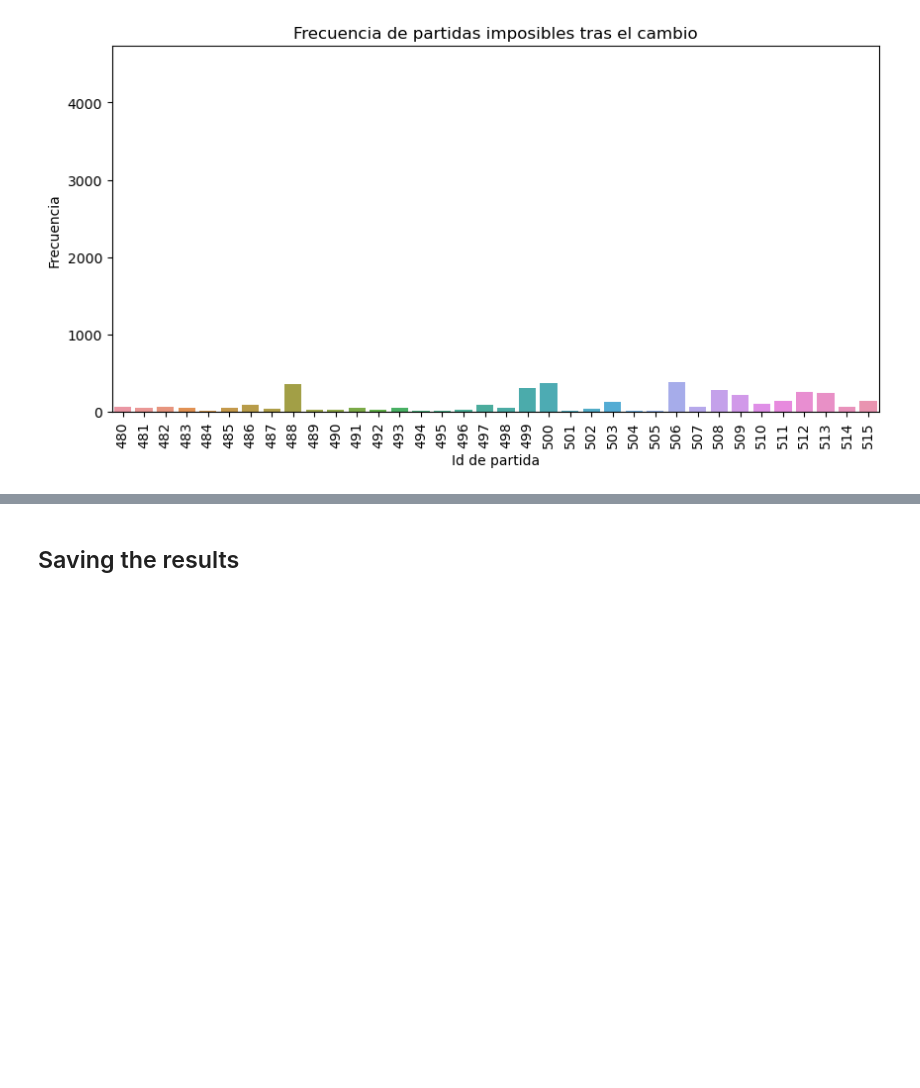
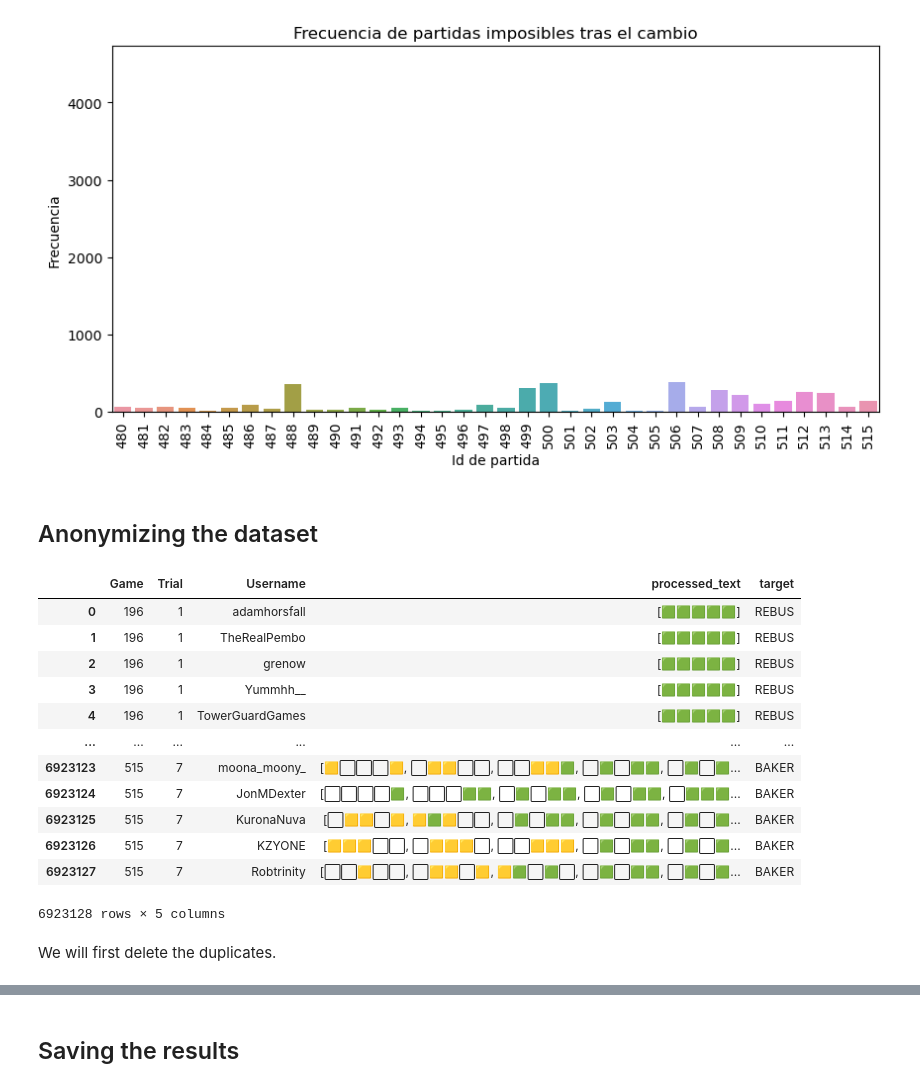
Before and after one commit to OscarCal/ImitatingWordlePlayers, a Jupyter notebook: analisis/Tweet processing.ipynb, the cells around one changed output, grey strips where cells are left out. Saved outputs shown, nothing was run; the diff lists cells and outputs as text; code cells hidden in the pictures; blank space fills up the shorter version.

```diff
--- a/analisis/Tweet processing.ipynb
+++ b/analisis/Tweet processing.ipynb
@@ -487,3 +488,27 @@ word_plot2.figure.set_figwidth(10);
 # %%
 fig = word_plot2.get_figure()
 fig.savefig('impossible_games2.png')
+# %% [markdown]
+## Anonymizing the dataset
+# %%
+data = pd.read_feather('data_proc_ver_2.feather')
+# %%
+data = data.drop(['index', 'level_0'], axis = 1)
+# %%
+data
+# %% [output]
+|  | Game | Trial | Username | processed_text | target |
+| 0 | 196 | 1 | adamhorsfall | [🟩🟩🟩🟩🟩] | REBUS |
+| 1 | 196 | 1 | TheRealPembo | [🟩🟩🟩🟩🟩] | REBUS |
+| 2 | 196 | 1 | grenow | [🟩🟩🟩🟩🟩] | REBUS |
+| 3 | 196 | 1 | Yummhh__ | [🟩🟩🟩🟩🟩] | REBUS |
+| 4 | 196 | 1 | TowerGuardGames | [🟩🟩🟩🟩🟩] | REBUS |
+| ... | ... | ... | ... | ... | ... |
+| 6923123 | 515 | 7 | moona_moony_ | [🟨⬜⬜⬜🟨, ⬜🟨🟨⬜⬜, ⬜⬜🟨🟨🟩, ⬜🟩⬜🟩🟩, ⬜🟩⬜🟩... | BAKER |
+| 6923124 | 515 | 7 | JonMDexter | [⬜⬜⬜⬜🟩, ⬜⬜⬜🟩🟩, ⬜🟩⬜🟩🟩, ⬜🟩⬜🟩🟩, ⬜🟩🟩🟩... | BAKER |
+| 6923125 | 515 | 7 | KuronaNuva | [⬜🟨🟨⬜🟨, 🟨🟩🟨⬜⬜, ⬜🟩⬜🟩🟩, ⬜🟩⬜🟩🟩, ⬜🟩⬜🟩... | BAKER |
+| 6923126 | 515 | 7 | KZYONE | [🟨🟨🟨⬜⬜, ⬜🟨🟨🟨⬜, ⬜⬜🟨🟨🟨, ⬜🟩⬜🟩🟩, ⬜🟩⬜🟩... | BAKER |
+| 6923127 | 515 | 7 | Robtrinity | [⬜⬜🟨⬜⬜, ⬜🟨🟨⬜🟨, 🟨🟩⬜🟩⬜, ⬜🟩⬜🟩🟩, ⬜🟩⬜🟩... | BAKER |
+6923128 rows × 5 columns
+# %% [markdown]
+We will first delete the duplicates.
```
Also changed, not shown: parts of 12 cells of this notebook, 9 other files.
